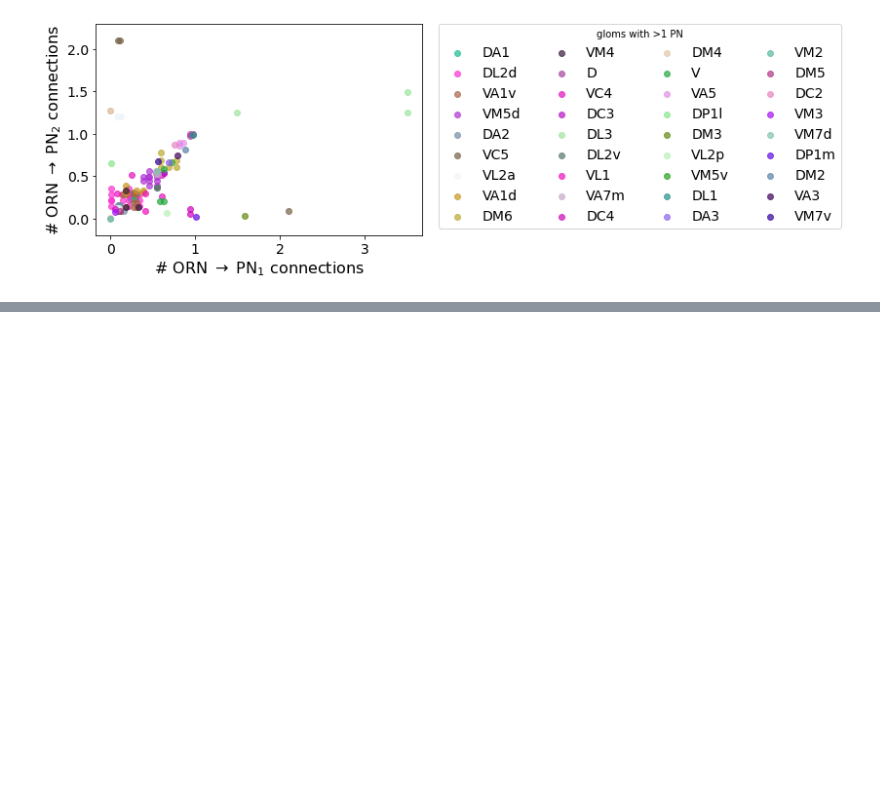
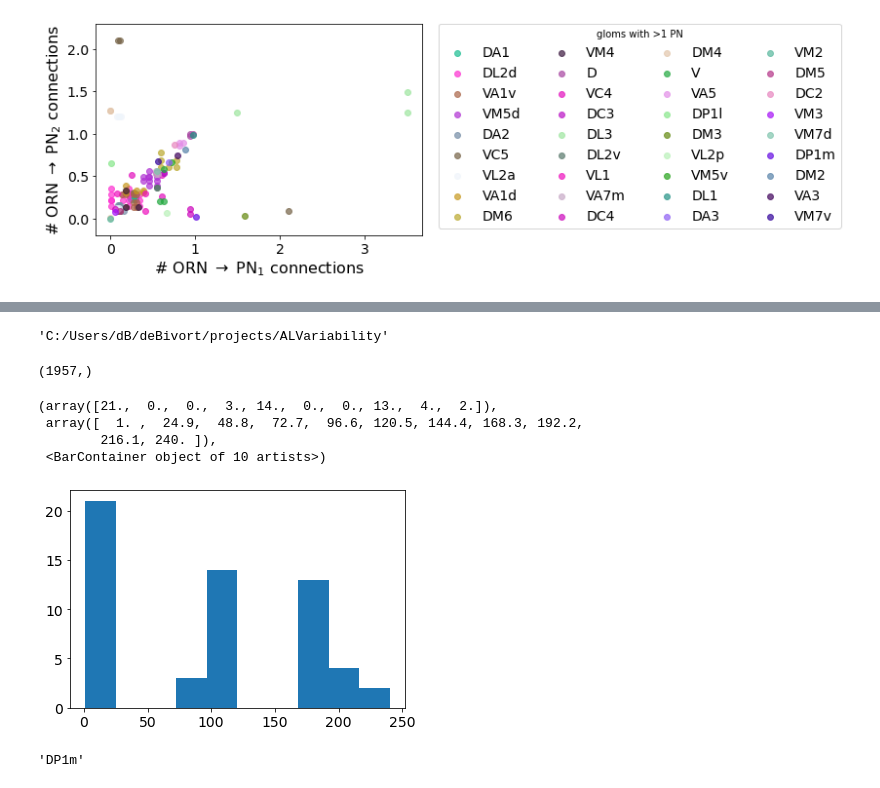
Before and after one commit to dlavrent/ALVariability, a Jupyter notebook: analysis/analyze_connectivity.ipynb, the cells around one changed output, grey strips where cells are left out. Saved outputs shown, nothing was run; the diff lists cells and outputs as text; code cells hidden in the pictures; blank space fills up the shorter version.

```diff
--- a/analysis/analyze_connectivity.ipynb
+++ b/analysis/analyze_connectivity.ipynb
@@ -431,0 +631,4 @@ plt.show()
+# %%
+proj_dir
+# %% [output]
+'C:/Users/dB/deBivort/projects/ALVariability'
@@ -431,0 +644,4 @@ plt.show()
+# %%
+df_neur_ids_resample.bodyId.unique().shape
+# %% [output]
+(1957,)
@@ -431,0 +652,32 @@ plt.show()
+# %%
+g = 'DP1m'
+
+g_pns = df_neur_ids[(df_neur_ids.altype == 'uPN') & (df_neur_ids.glom == g)]['bodyId'].values
+g_orns = df_neur_ids[(df_neur_ids.altype == 'ORN') & (df_neur_ids.glom == g)]['bodyId'].values
+g_block_all = al_block.loc[:, g_pns].sum(0).values
+g_block_orn = al_block.loc[g_orns, g_pns].sum(0).values
+
+
+
+g_RESAMPLE_pns = df_neur_ids_resample[(df_neur_ids_resample.altype == 'uPN') & (df_neur_ids_resample.glom == g)]['bodyId'].values
+g_RESAMPLE_orns = df_neur_ids_resample[(df_neur_ids_resample.altype == 'ORN') & (df_neur_ids_resample.glom == g)]['bodyId'].values
+g_RESAMPLE_block_all = al_block_resample.loc[
+                                al_block_resample.columns.isin(g_RESAMPLE_orns),
+                                al_block_resample.columns.isin(g_RESAMPLE_pns)
+                            ].sum(0).values
+g_RESAMPLE_block_orn = al_block_resample.loc[:,
+                            al_block_resample.columns.isin(g_RESAMPLE_pns)
+                        ].sum(0).values
+# %%
+dxd = al_block.loc[g_orns, g_pns].values.flatten()
+plt.hist(dxd[dxd > 0])
+# %% [output]
+(array([21.,  0.,  0.,  3., 14.,  0.,  0., 13.,  4.,  2.]),
+ array([  1. ,  24.9,  48.8,  72.7,  96.6, 120.5, 144.4, 168.3, 192.2,
+        216.1, 240. ]),
+ <BarContainer object of 10 artists>)
+[figure, added]
+# %%
+g
+# %% [output]
+'DP1m'
```
Also changed, not shown: parts of 42 cells of this notebook.
